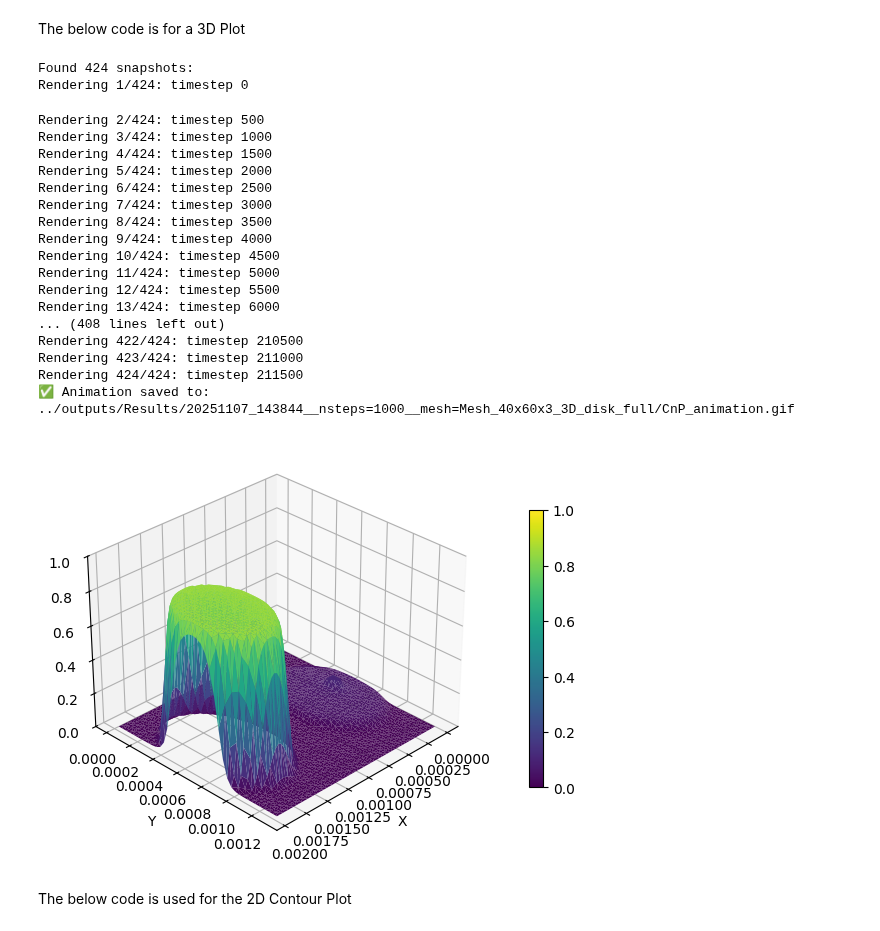
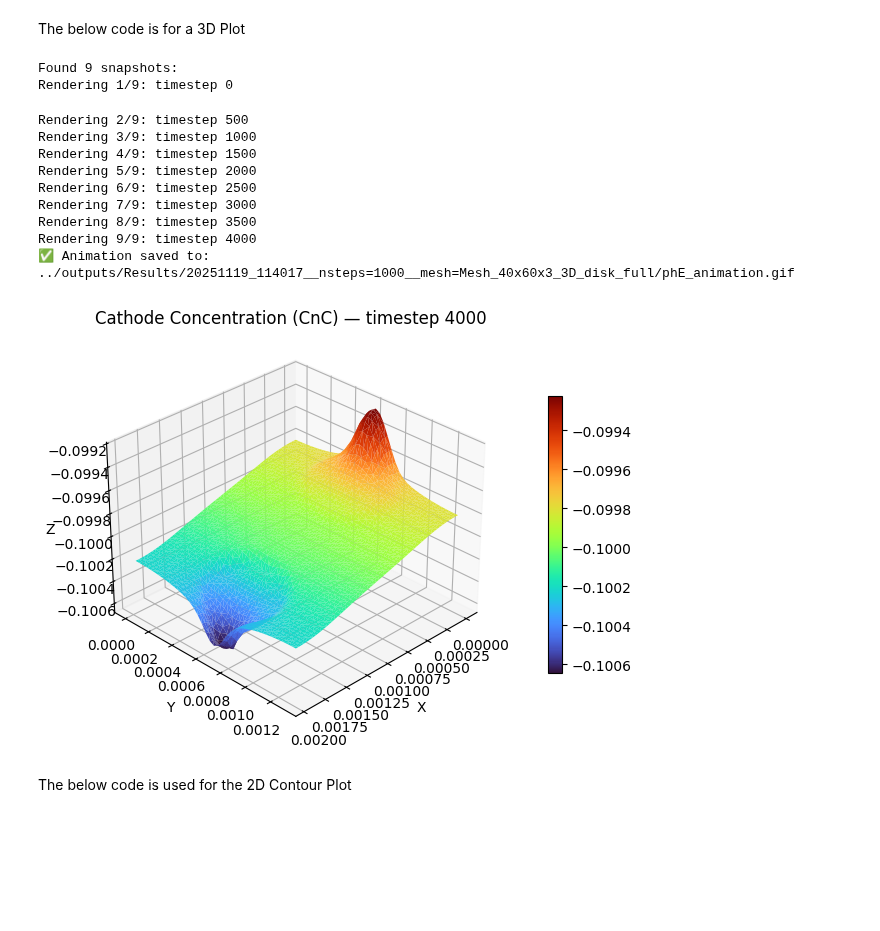
Before and after one commit to HCY-Group/BESFEM, a Jupyter notebook: BESFEM/plotting/timestep_plot.ipynb, the cells around one changed output. Cells and saved outputs as stored; diff of their text form; code cells hidden in the pictures; blank space fills up the shorter version.

```diff
--- a/BESFEM/plotting/timestep_plot.ipynb
+++ b/BESFEM/plotting/timestep_plot.ipynb
@@ -10,10 +10,10 @@ from matplotlib.colors import Normalize
 
 
 # --- USER SETTINGS ---
-result_dir = "../outputs/Results/20251107_143844__nsteps=1000__mesh=Mesh_40x60x3_3D_disk_full"
+result_dir = "../outputs/Results/20251119_114017__nsteps=1000__mesh=Mesh_40x60x3_3D_disk_full"
 mesh_file = os.path.join(result_dir, "pmesh_00000")
-pattern = os.path.join(result_dir, "CnP_[0-9]*")  # skip gif output
-output_gif = os.path.join(result_dir, "CnP_animation.gif")
+pattern = os.path.join(result_dir, "phE_[0-9]*")  # skip gif output
+output_gif = os.path.join(result_dir, "phE_animation.gif")
 
 # --- Load mesh once ---
 mesh = mfem.Mesh()
@@ -49,7 +49,7 @@ ax.set_xlabel("X"); ax.set_ylabel("Y"); ax.set_zlabel("Z")
 ax.view_init(elev=30, azim=45)
 
 norm = Normalize(vmin=0.0, vmax=1.0)
-levels = np.linspace(0, 1, 100)
+# levels = np.linspace(0, 1, 100)
 
 # Initialize dummy colorbar
 dummy = ax.plot_trisurf(X, Y, np.zeros_like(X), cmap='viridis', norm=norm)
@@ -62,57 +62,51 @@ with imageio.get_writer(output_gif, mode='I', fps=5) as writer:
         step_str = os.path.basename(fname).split("_")[-1]
         timestep = int(step_str)
         print(f"Rendering {i+1}/{len(files)}: timestep {timestep}")
 
         # Load grid function
         x = mfem.GridFunction(mesh, fname)
         Z = x.GetDataArray()
 
         # Auto-compute color scale for this frame
         # zmin, zmax = np.min(Z), np.max(Z)
 
-        Z = np.clip(Z, 0.0, 1.0)
+        # Z = np.clip(Z, 0.0, 1.0)
 
         zmin, zmax = np.min(Z), np.max(Z)
 
         # Redraw surface and colorbar
         ax.clear()
-        surf = ax.plot_trisurf(X, Y, Z, cmap='viridis', norm=norm)
+        # surf = ax.plot_trisurf(X, Y, Z, cmap='turbo', norm=norm)
+        surf = ax.plot_trisurf(X, Y, Z, cmap='turbo')
+
         ax.set_xlabel("X"); ax.set_ylabel("Y"); ax.set_zlabel("Z")
-        # ax.set_title(f"Electrolyte Potential (phE) — timestep {timestep}")
-        ax.set_zlim(0.0, 1.0)
+        ax.set_title(f"Cathode Concentration (CnC) — timestep {timestep}")
+        # ax.set_zlim(0.0, 1.0)
         # Update colorbar each frame
         cbar.ax.clear()
         fig.colorbar(surf, cax=cbar.ax)
         # cbar.ax.set_ylabel("Potential")
 
         # Save frame
         frame_path = "temp_frame.png"
         plt.savefig(frame_path, dpi=100, bbox_inches='tight')
         writer.append_data(imageio.imread(frame_path))
 
 os.remove("temp_frame.png")
 print(f"✅ Animation saved to: {output_gif}")
 # %% [output]
-Found 424 snapshots:
-Rendering 1/424: timestep 0
+Found 9 snapshots:
+Rendering 1/9: timestep 0
-Rendering 2/424: timestep 500
-Rendering 3/424: timestep 1000
-Rendering 4/424: timestep 1500
-Rendering 5/424: timestep 2000
-Rendering 6/424: timestep 2500
-Rendering 7/424: timestep 3000
-Rendering 8/424: timestep 3500
-Rendering 9/424: timestep 4000
-Rendering 10/424: timestep 4500
-Rendering 11/424: timestep 5000
-Rendering 12/424: timestep 5500
-Rendering 13/424: timestep 6000
-... (408 lines left out)
-Rendering 422/424: timestep 210500
-Rendering 423/424: timestep 211000
-Rendering 424/424: timestep 211500
-✅ Animation saved to: ../outputs/Results/20251107_143844__nsteps=1000__mesh=Mesh_40x60x3_3D_disk_full/CnP_animation.gif
+Rendering 2/9: timestep 500
+Rendering 3/9: timestep 1000
+Rendering 4/9: timestep 1500
+Rendering 5/9: timestep 2000
+Rendering 6/9: timestep 2500
+Rendering 7/9: timestep 3000
+Rendering 8/9: timestep 3500
+Rendering 9/9: timestep 4000
+✅ Animation saved to: ../outputs/Results/20251119_114017__nsteps=1000__mesh=Mesh_40x60x3_3D_disk_full/phE_animation.gif
-[figure, old version]
+[figure, new version]
 # %% [markdown]
 The below code is used for the 2D Contour Plot
 # %%
```
Also changed, not shown: parts of 1 cell of this notebook, 6 other files.
